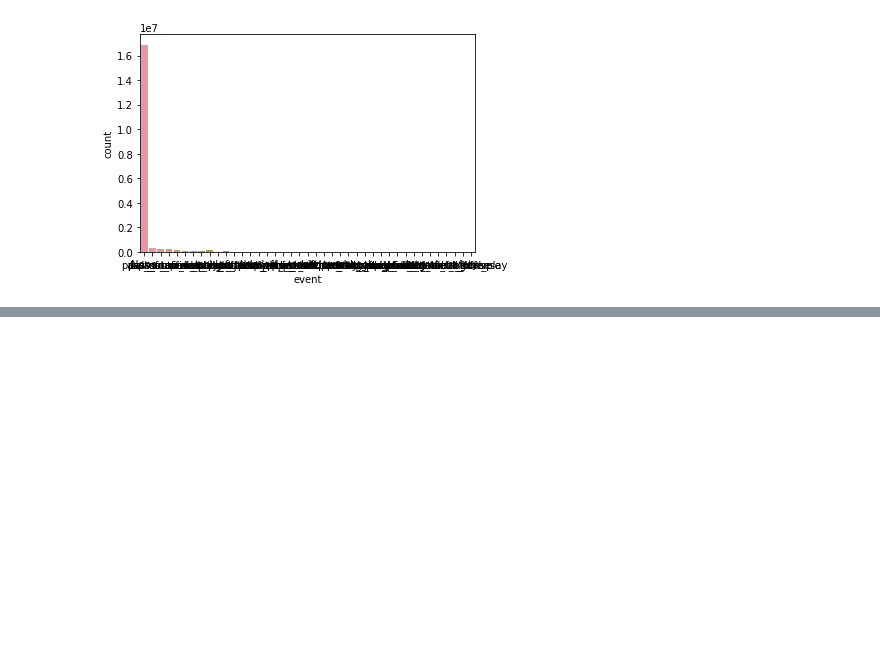
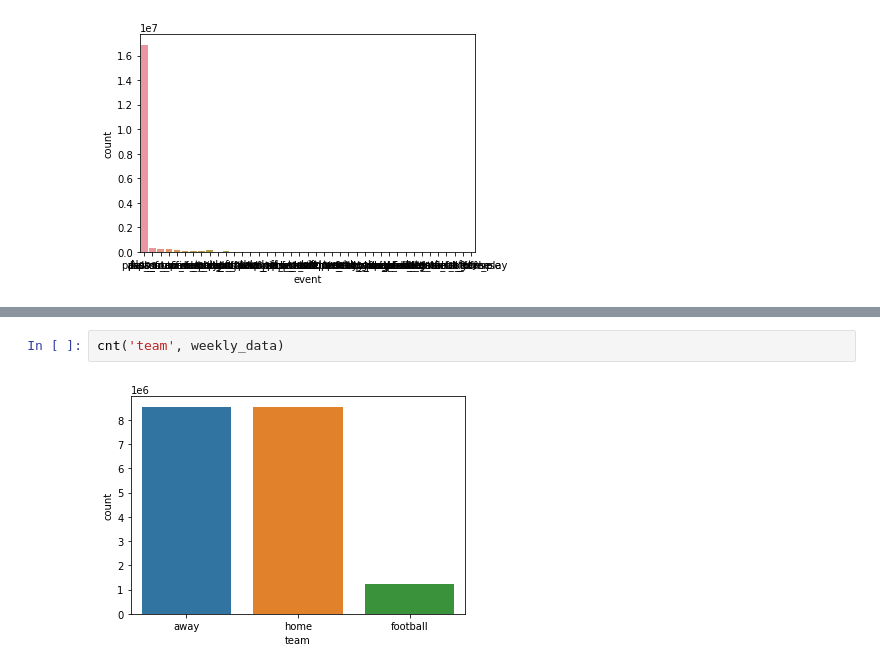
Before and after one commit to kilee722/Aiding-Africa-Mathematical-Model-of-Disease-Relief-Plan-, a Jupyter notebook: nfl_big_data_bowl_2021.ipynb, the cells around one changed output, grey strips where cells are left out. Drawn from its saved outputs; the diff is of its cells as text; blank space fills up the shorter version.

```diff
--- a/nfl_big_data_bowl_2021.ipynb
+++ b/nfl_big_data_bowl_2021.ipynb
@@ -637,0 +654,4 @@ cnt('event', weekly_data)
+# %%
+cnt('team', weekly_data)
+# %% [output]
+[figure, added]
```
Also changed, not shown: parts of 7 cells of this notebook.
